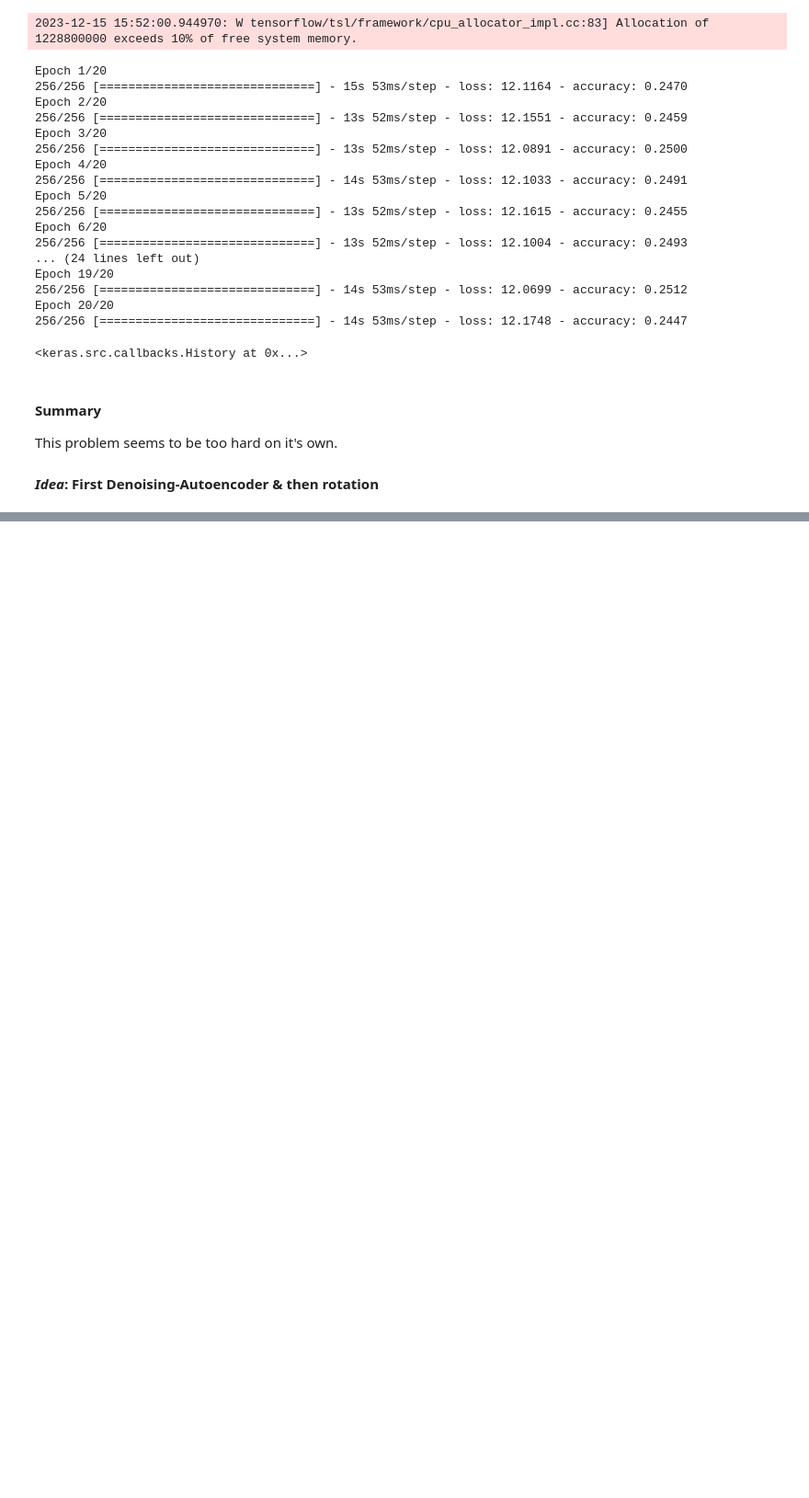
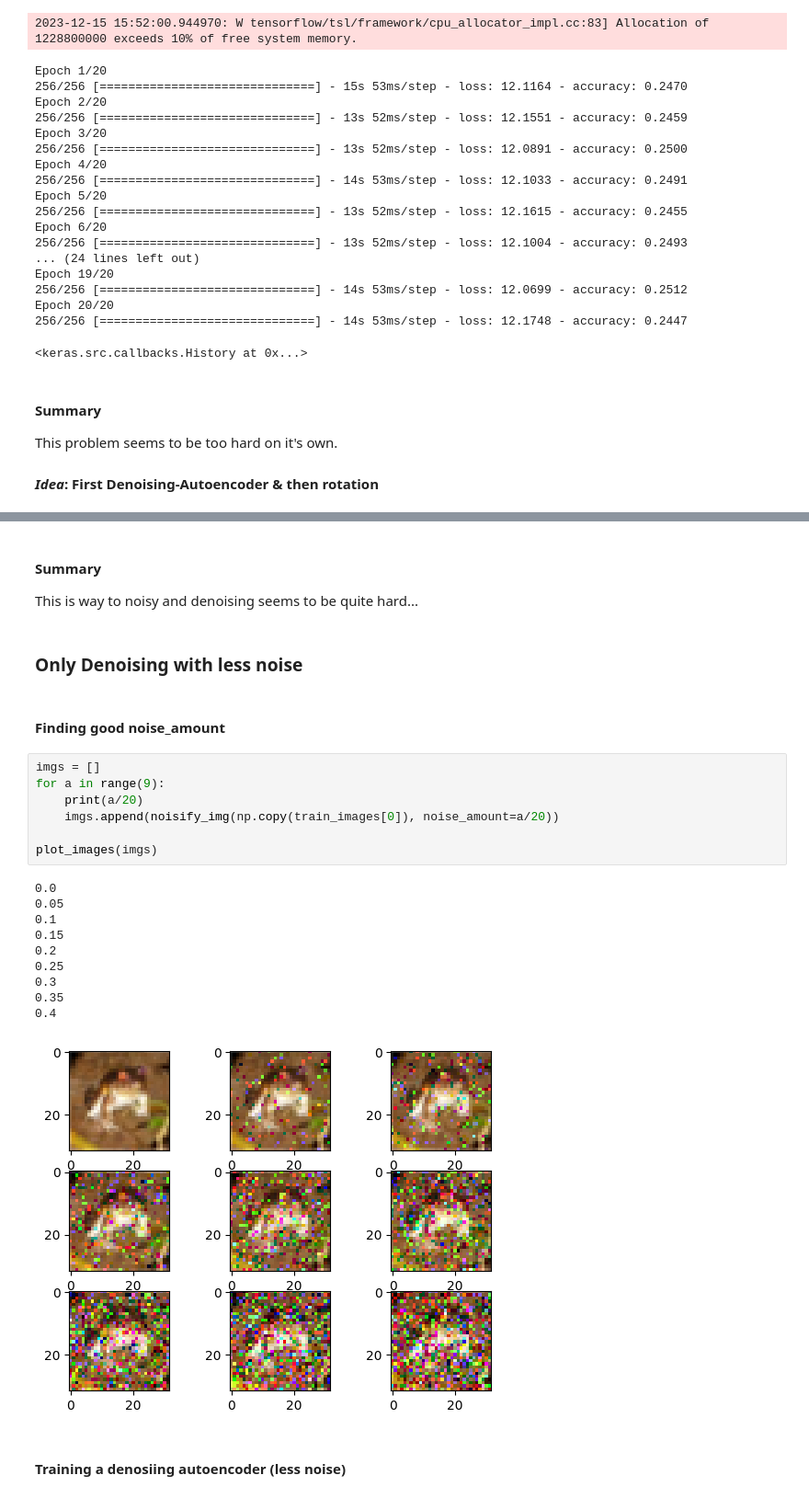
Before and after one commit to philippreinig/idl, a Jupyter notebook: assignments_10/idl_a10_abremer.ipynb, the cells around one changed output, grey strips where cells are left out. Shown at 92% size. Drawn from its saved outputs; the diff is of its cells as text; blank space fills up the shorter version.

Commit message:
Versucht Denoising hinzubekommen -> Gefühl, dass modell zu groß...

```diff
--- a/assignments_10/idl_a10_abremer.ipynb
+++ b/assignments_10/idl_a10_abremer.ipynb
@@ -687,0 +730,27 @@ autoencoder = tf.keras.Sequential([encoder, decoder])
+# %% [markdown]
+#### Summary
+This is way to noisy and denoising seems to be quite hard...
+# %% [markdown]
+### Only Denoising with less noise
+# %% [markdown]
+#### Finding good noise_amount
+# %%
+imgs = []
+for a in range(9):
+    print(a/20)
+    imgs.append(noisify_img(np.copy(train_images[0]), noise_amount=a/20))
+
+plot_images(imgs)
+# %% [output]
+0.0
+0.05
+0.1
+0.15
+0.2
+0.25
+0.3
+0.35
+0.4
+[figure, added]
+# %% [markdown]
+#### Training a denosiing autoencoder (less noise)
```
Also changed, not shown: parts of 22 cells of this notebook.
